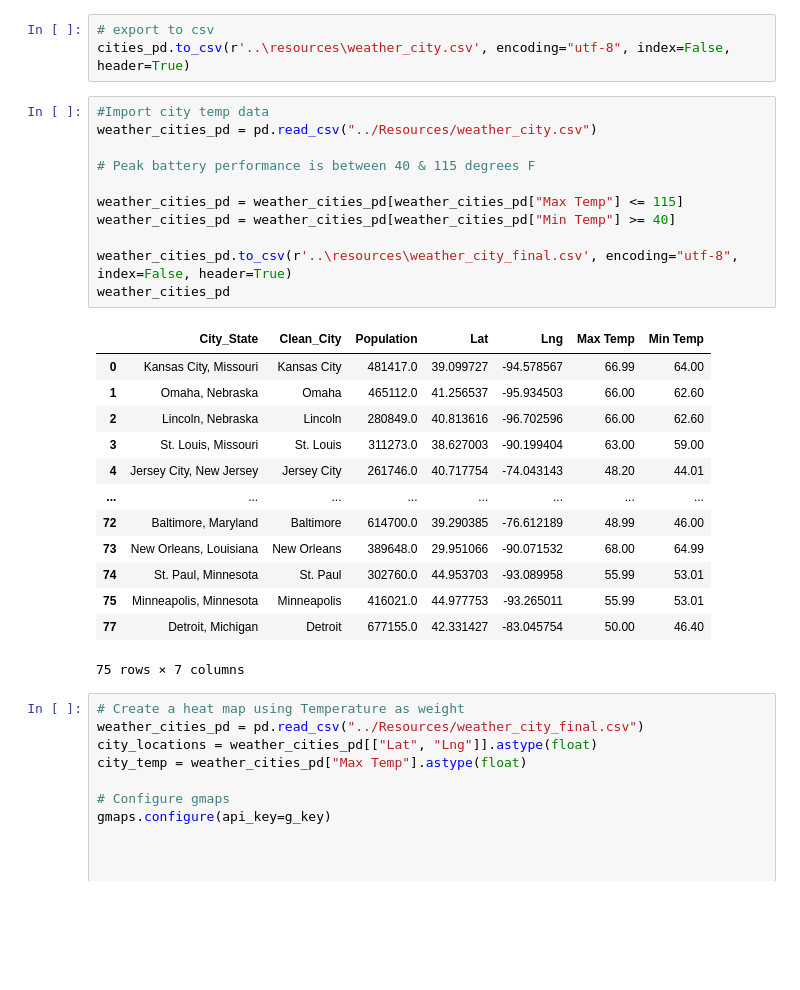
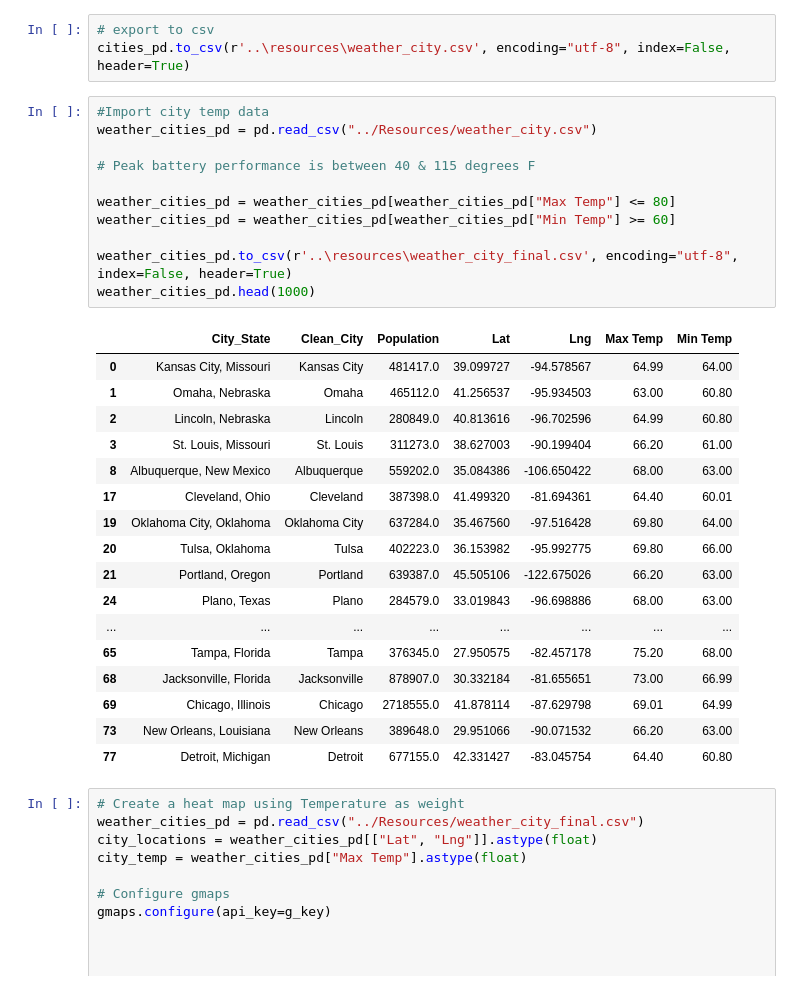
Before and after one commit to MrBadinger/Top_Cities_To_Own_Electric_Car, a Jupyter notebook: Weather/Weather.ipynb, the cells around one changed output. Cells and saved outputs as stored; diff of their text form; blank space fills up the shorter version.

```diff
--- a/Weather/Weather.ipynb
+++ b/Weather/Weather.ipynb
@@ -71,28 +110,32 @@ cities_pd.to_csv(r'..\resources\weather_city.csv', encoding="utf-8", index=False
 # %%
 #Import city temp data
 weather_cities_pd = pd.read_csv("../Resources/weather_city.csv")
 
 # Peak battery performance is between 40 & 115 degrees F
 
-weather_cities_pd = weather_cities_pd[weather_cities_pd["Max Temp"] <= 115]
-weather_cities_pd = weather_cities_pd[weather_cities_pd["Min Temp"] >= 40]
+weather_cities_pd = weather_cities_pd[weather_cities_pd["Max Temp"] <= 80]
+weather_cities_pd = weather_cities_pd[weather_cities_pd["Min Temp"] >= 60]
 
 weather_cities_pd.to_csv(r'..\resources\weather_city_final.csv', encoding="utf-8", index=False, header=True)
-weather_cities_pd
+weather_cities_pd.head(1000)
 # %% [output]
 |  | City_State | Clean_City | Population | Lat | Lng | Max Temp | Min Temp |
-| 0 | Kansas City, Missouri | Kansas City | 481417.0 | 39.099727 | -94.578567 | 66.99 | 64.00 |
-| 1 | Omaha, Nebraska | Omaha | 465112.0 | 41.256537 | -95.934503 | 66.00 | 62.60 |
-| 2 | Lincoln, Nebraska | Lincoln | 280849.0 | 40.813616 | -96.702596 | 66.00 | 62.60 |
-| 3 | St. Louis, Missouri | St. Louis | 311273.0 | 38.627003 | -90.199404 | 63.00 | 59.00 |
-| 4 | Jersey City, New Jersey | Jersey City | 261746.0 | 40.717754 | -74.043143 | 48.20 | 44.01 |
+| 0 | Kansas City, Missouri | Kansas City | 481417.0 | 39.099727 | -94.578567 | 64.99 | 64.00 |
+| 1 | Omaha, Nebraska | Omaha | 465112.0 | 41.256537 | -95.934503 | 63.00 | 60.80 |
+| 2 | Lincoln, Nebraska | Lincoln | 280849.0 | 40.813616 | -96.702596 | 64.99 | 60.80 |
+| 3 | St. Louis, Missouri | St. Louis | 311273.0 | 38.627003 | -90.199404 | 66.20 | 61.00 |
+| 8 | Albuquerque, New Mexico | Albuquerque | 559202.0 | 35.084386 | -106.650422 | 68.00 | 63.00 |
+| 17 | Cleveland, Ohio | Cleveland | 387398.0 | 41.499320 | -81.694361 | 64.40 | 60.01 |
+| 19 | Oklahoma City, Oklahoma | Oklahoma City | 637284.0 | 35.467560 | -97.516428 | 69.80 | 64.00 |
+| 20 | Tulsa, Oklahoma | Tulsa | 402223.0 | 36.153982 | -95.992775 | 69.80 | 66.00 |
+| 21 | Portland, Oregon | Portland | 639387.0 | 45.505106 | -122.675026 | 66.20 | 63.00 |
+| 24 | Plano, Texas | Plano | 284579.0 | 33.019843 | -96.698886 | 68.00 | 63.00 |
 | ... | ... | ... | ... | ... | ... | ... | ... |
-| 72 | Baltimore, Maryland | Baltimore | 614700.0 | 39.290385 | -76.612189 | 48.99 | 46.00 |
-| 73 | New Orleans, Louisiana | New Orleans | 389648.0 | 29.951066 | -90.071532 | 68.00 | 64.99 |
-| 74 | St. Paul, Minnesota | St. Paul | 302760.0 | 44.953703 | -93.089958 | 55.99 | 53.01 |
-| 75 | Minneapolis, Minnesota | Minneapolis | 416021.0 | 44.977753 | -93.265011 | 55.99 | 53.01 |
-| 77 | Detroit, Michigan | Detroit | 677155.0 | 42.331427 | -83.045754 | 50.00 | 46.40 |
+| 65 | Tampa, Florida | Tampa | 376345.0 | 27.950575 | -82.457178 | 75.20 | 68.00 |
+| 68 | Jacksonville, Florida | Jacksonville | 878907.0 | 30.332184 | -81.655651 | 73.00 | 66.99 |
+| 69 | Chicago, Illinois | Chicago | 2718555.0 | 41.878114 | -87.629798 | 69.01 | 64.99 |
+| 73 | New Orleans, Louisiana | New Orleans | 389648.0 | 29.951066 | -90.071532 | 66.20 | 63.00 |
+| 77 | Detroit, Michigan | Detroit | 677155.0 | 42.331427 | -83.045754 | 64.40 | 60.80 |
-75 rows × 7 columns
 # %%
 # Create a heat map using Temperature as weight
 weather_cities_pd = pd.read_csv("../Resources/weather_city_final.csv")
```
Also changed, not shown: parts of 12 cells of this notebook, 6 other files.
